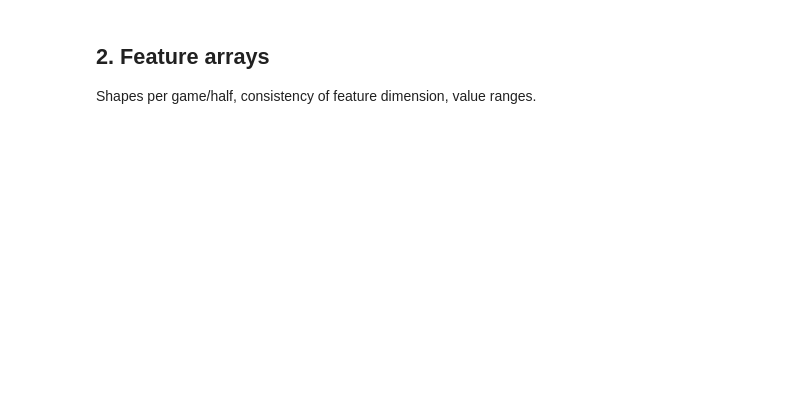
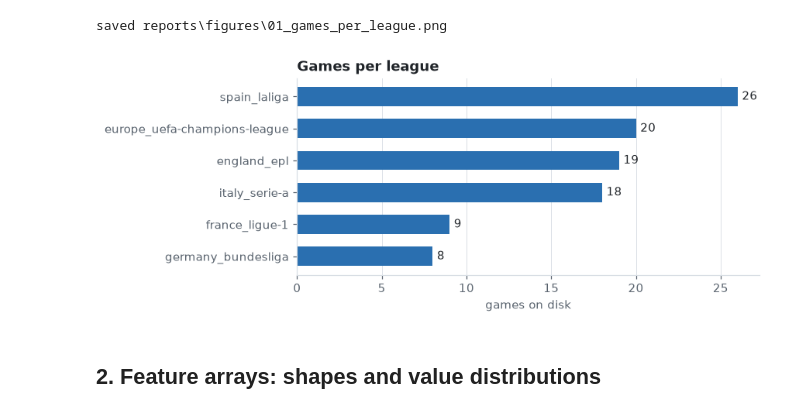
Before and after one commit to kelly24-bit/ComputerVision_Final, a Jupyter notebook: notebooks/eda.ipynb, the cells around one changed output. Saved outputs shown, nothing was run; the diff lists cells and outputs as text; code cells hidden in the pictures; blank space fills up the shorter version.

```diff
--- a/notebooks/eda.ipynb
+++ b/notebooks/eda.ipynb
@@ -18,0 +49,6 @@ Leagues, seasons, number of games found under `data/raw/soccernet`.
+# %%
+games = list(dl.iter_games())
+inv = pd.DataFrame([{"league": g.league, "season": g.season, "game": g.game} for g in games])
+print(f"{len(inv)} games | {inv.league.nunique()} leagues | {inv.groupby(['league','season']).ngroups} league-seasons")
+by_ls = inv.groupby(["league", "season"]).size().rename("games").reset_index()
+by_ls
@@ -19,3 +75,14 @@ Leagues, seasons, number of games found under `data/raw/soccernet`.
+# %%
+by_league = inv.groupby("league").size().sort_values().rename("games")
+fig, ax = plt.subplots(figsize=(7, 3))
+ax.barh(by_league.index, by_league.values, color=BAR, height=0.6)
+for y, v in enumerate(by_league.values):
+    ax.text(v + by_league.max() * 0.01, y, str(v), va="center", color=INK)
+ax.set_xlabel("games on disk"); ax.set_title("Games per league")
+ax.grid(axis="x", color=GRID, lw=0.6); ax.set_axisbelow(True)
+save(fig, "01_games_per_league.png"); plt.show()
+# %% [output]
+saved reports\figures\01_games_per_league.png
+[figure, added]
 # %% [markdown]
-## 2. Feature arrays
-Shapes per game/half, consistency of feature dimension, value ranges.
+## 2. Feature arrays: shapes and value distributions
```
Also changed, not shown: parts of 22 cells of this notebook, 7 other files.
